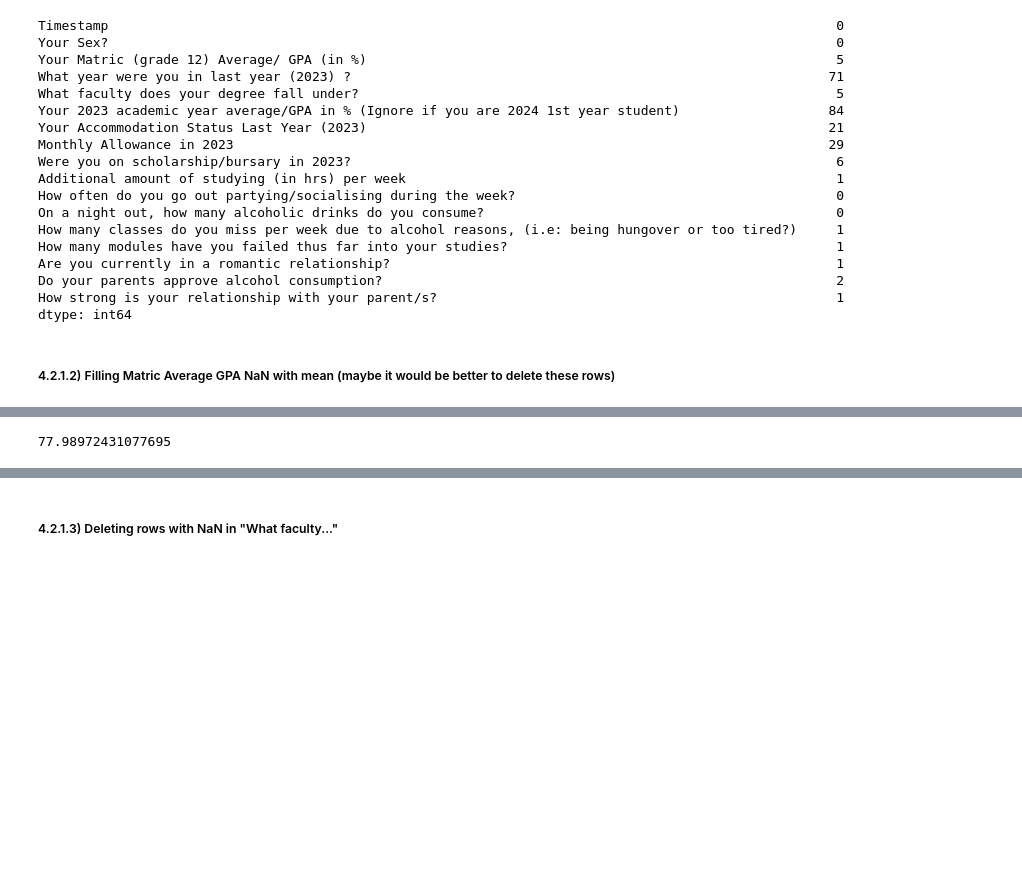
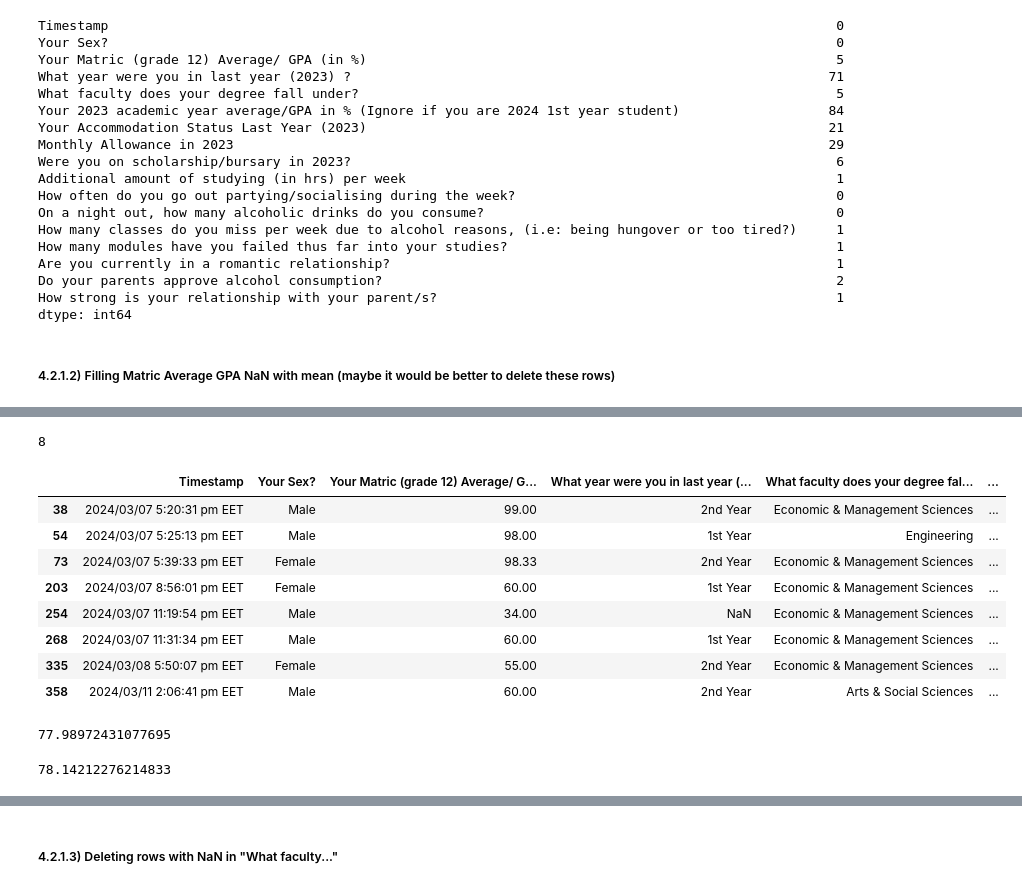
Before and after one commit to TRossen89/BI_MP_Assignments, a Jupyter notebook: MP1_Data_Ingestion_and_Wrangling.ipynb, the cells around one changed output, grey strips where cells are left out. Saved outputs shown, nothing was run; the diff lists cells and outputs as text; code cells hidden in the pictures; blank space fills up the shorter version.

```diff
--- a/MP1_Data_Ingestion_and_Wrangling.ipynb
+++ b/MP1_Data_Ingestion_and_Wrangling.ipynb
@@ -393,0 +403,26 @@ dtype: int64
+# %%
+Q1 = nan_rows_removed["Your Matric (grade 12) Average/ GPA (in %)"].quantile(0.25)
+#Q2 = nan_rows_removed["Your Matric (grade 12) Average/ GPA (in %)"].quantile(0.50)
+Q3 = nan_rows_removed["Your Matric (grade 12) Average/ GPA (in %)"].quantile(0.75)
+
+IQR = Q3-Q1
+
+Lower_Fence = Q1 - (1.5*IQR)
+Upper_Fence = Q3 + (1.5*IQR)
+
+outliers_condition = (nan_rows_removed["Your Matric (grade 12) Average/ GPA (in %)"] < Lower_Fence) | (nan_rows_removed["Your Matric (grade 12) Average/ GPA (in %)"] > Upper_Fence)
+outliers = nan_rows_removed[(outliers_condition)]
+number_of_outliers = outliers.shape[0]
+print(number_of_outliers)
+outliers
+# %% [output]
+8
+|  | Timestamp | Your Sex? | Your Matric (grade 12) Average/ G... | What year were you in last year (... | What faculty does your degree fal... | ... |
+| 38 | 2024/03/07 5:20:31 pm EET | Male | 99.00 | 2nd Year | Economic & Management Sciences | ... |
+| 54 | 2024/03/07 5:25:13 pm EET | Male | 98.00 | 1st Year | Engineering | ... |
+| 73 | 2024/03/07 5:39:33 pm EET | Female | 98.33 | 2nd Year | Economic & Management Sciences | ... |
+| 203 | 2024/03/07 8:56:01 pm EET | Female | 60.00 | 1st Year | Economic & Management Sciences | ... |
+| 254 | 2024/03/07 11:19:54 pm EET | Male | 34.00 | NaN | Economic & Management Sciences | ... |
+| 268 | 2024/03/07 11:31:34 pm EET | Male | 60.00 | 1st Year | Economic & Management Sciences | ... |
+| 335 | 2024/03/08 5:50:07 pm EET | Female | 55.00 | 2nd Year | Economic & Management Sciences | ... |
+| 358 | 2024/03/11 2:06:41 pm EET | Male | 60.00 | 2nd Year | Arts & Social Sciences | ... |
@@ -397,5 +434,10 @@ mean_matrice_GPA
 # %% [output]
 77.98972431077695
+# %%
+mean_matrice_GPA_without_outliers = no_outliers_df["Your Matric (grade 12) Average/ GPA (in %)"].mean()
+mean_matrice_GPA_without_outliers
+# %% [output]
+78.14212276214833
 # %%
 # inplace=True means that new Data Frame is created. It's the nan_rows_removed that is altered
 nan_rows_removed["Your Matric (grade 12) Average/ GPA (in %)"].fillna(mean_matrice_GPA, inplace=True)
```
Also changed, not shown: parts of 20 cells of this notebook.
